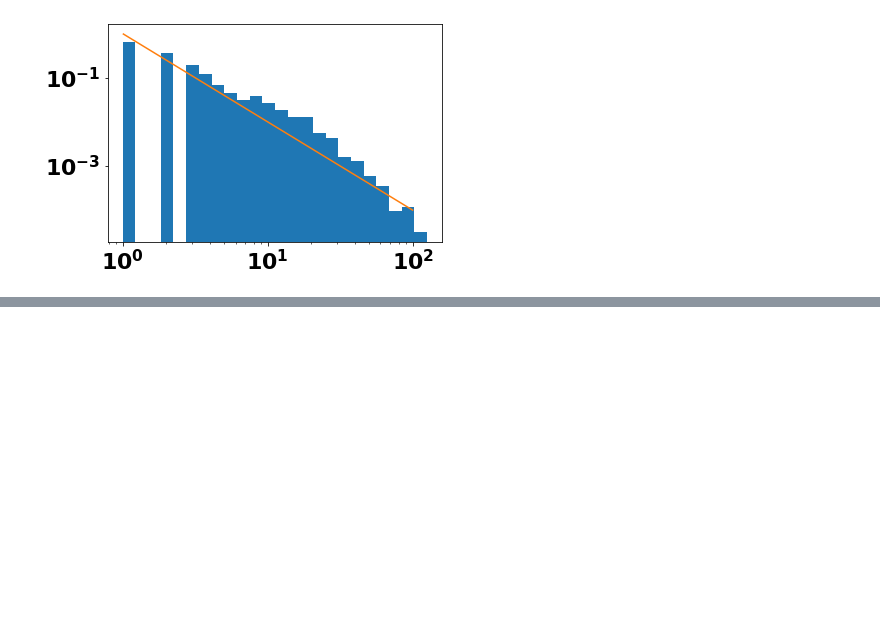
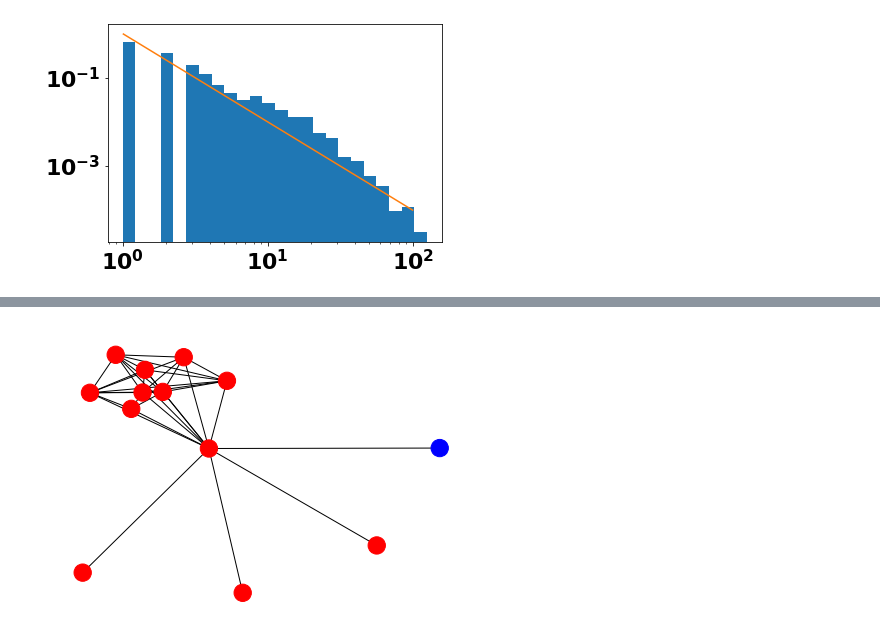
Before and after one commit to jkasimotto/PPI-Network-Analysis, a Jupyter notebook: notebooks/tamara.ipynb, the cells around one changed output, grey strips where cells are left out. Cells and saved outputs as stored; diff of their text form; code cells hidden in the pictures; blank space fills up the shorter version.

```diff
--- a/notebooks/tamara.ipynb
+++ b/notebooks/tamara.ipynb
@@ -227,0 +287,4 @@ nx.draw(G.subgraph(cluster13_nbs), node_color = [cluster13_color[is_in_13[node]]
+# %%
+nx.draw(G_weighted.subgraph(list(nx.neighbors(G_weighted, 19)) + [19]), node_color = [cluster13_color[node == 16] for node in list(nx.neighbors(G_weighted, 19)) + [19]])
+# %% [output]
+[figure, added]
```
Also changed, not shown: parts of 29 cells of this notebook.
